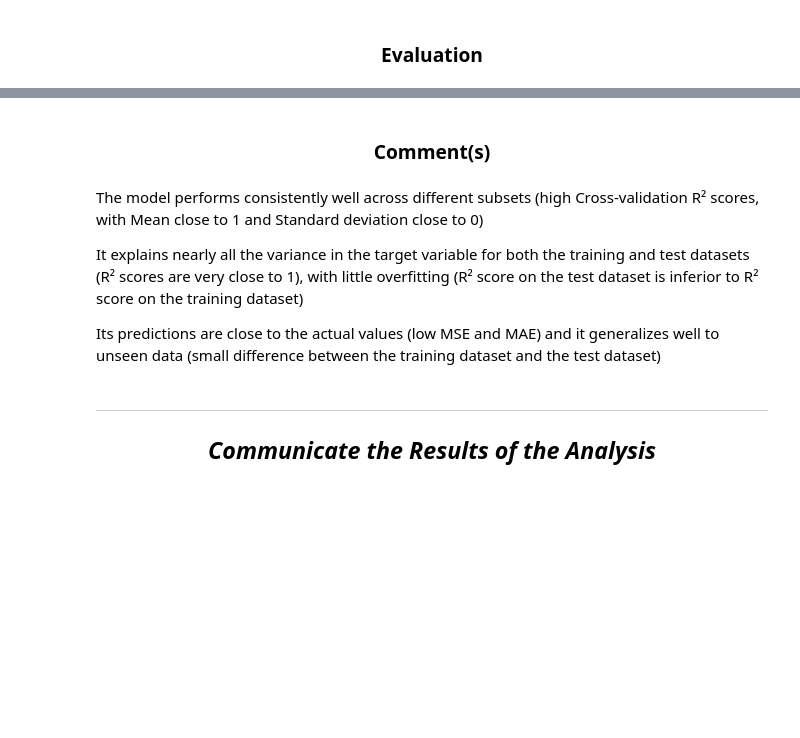
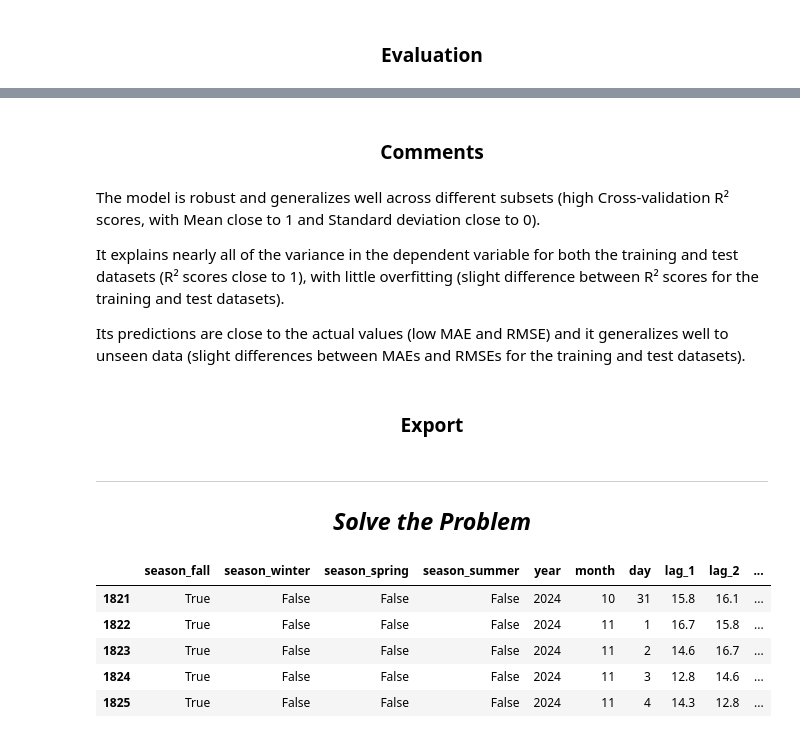
Before and after one commit to williamsaintmartin/weather_predictions_project, a Jupyter notebook: weather_predictions_notebook.ipynb, the cells around one changed output, grey strips where cells are left out. Drawn from its saved outputs; the diff is of its cells as text; code cells hidden in the pictures; blank space fills up the shorter version.

```diff
--- a/weather_predictions_notebook.ipynb
+++ b/weather_predictions_notebook.ipynb
@@ -1331,3 +1465,42 @@ y_test_predictions = weather_model.predict(X_test)
+# %%
+# Define the most relevant independent variables
+X = weather_model_df[
+    [
+        "season_fall",
+        "season_winter",
+        "season_spring",
+        "season_summer",
+        "year",
+        "month",
+        "day"
+    ]
+    +
+    [f"lag_{number}" for number in range(1, 8)]
+]
+
+# Define the dependent variable
+y = weather_model_df["apparent_temperature_mean"]
+
+# Create polynomial features
+polynomial_degree = 2
+polynomial_features = PolynomialFeatures(degree = polynomial_degree)
+
+# Standardize and Transform features
+pipeline = make_pipeline(
+    StandardScaler(),
+    polynomial_features,
+    LinearRegression()
+)
+
+# Split the data
+X_train, X_test, y_train, y_test = train_test_split(X, y, train_size = 0.75, random_state =42)
+
+# Fit the model
+weather_model = pipeline.fit(X_train, y_train)
+
+# Predict mean apparent temperatures
+y_train_predictions = weather_model.predict(X_train)
+y_test_predictions = weather_model.predict(X_test)
 # %% [markdown]
 <h3 style = "text-align: center;">Evaluation</h3>
 # %%
@@ -1396,8 +1570,10 @@ SAMPLE OF APPARENT TEMPERATURES AND PREDICTIONS
 # %% [markdown]
-<h3 style = "text-align: center;">Comment(s)</h3>
+<h3 style = "text-align: center;">Comments</h3>
 # %% [markdown]
-<p>The model performs consistently well across different subsets (high Cross-validation R² scores, with Mean close to 1 and Standard deviation close to 0)</p>
+<p>The model is robust and generalizes well across different subsets (high Cross-validation R² scores, with Mean close to 1 and Standard deviation close to 0).</p>
 
-<p>It explains nearly all the variance in the target variable for both the training and test datasets (R² scores are very close to 1), with little overfitting (R² score on the test dataset is inferior to R² score on the training dataset)</p>
+<p>It explains nearly all of the variance in the dependent variable for both the training and test datasets (R² scores close to 1), with little overfitting (slight difference between R² scores for the training and test datasets).</p>
 
-<p>Its predictions are close to the actual values (low MSE and MAE) and it generalizes well to unseen data (small difference between the training dataset and the test dataset)</p>
+<p>Its predictions are close to the actual values (low MAE and RMSE) and it generalizes well to unseen data (slight differences between MAEs and RMSEs for the training and test datasets).</p>
+# %% [markdown]
+<h3 style = "text-align: center;">Export</h3>
@@ -1404,3 +1584,14 @@ SAMPLE OF APPARENT TEMPERATURES AND PREDICTIONS
 # %% [markdown]
 ---
-<h2 style = "text-align: center;"><em>Communicate the Results of the Analysis</em></h2>
+<h2 style = "text-align: center;"><em>Solve the Problem</em></h2>
+# %%
+# Store the dependent and independent variables in a DataFrame
+results_df = pd.concat([X, y], axis = 1)
+results_df.tail()
+# %% [output]
+|  | season_fall | season_winter | season_spring | season_summer | year | month | day | lag_1 | lag_2 | ... |
+| 1821 | True | False | False | False | 2024 | 10 | 31 | 15.8 | 16.1 | ... |
+| 1822 | True | False | False | False | 2024 | 11 | 1 | 16.7 | 15.8 | ... |
+| 1823 | True | False | False | False | 2024 | 11 | 2 | 14.6 | 16.7 | ... |
+| 1824 | True | False | False | False | 2024 | 11 | 3 | 12.8 | 14.6 | ... |
+| 1825 | True | False | False | False | 2024 | 11 | 4 | 14.3 | 12.8 | ... |
```
Also changed, not shown: parts of 79 cells of this notebook, 2 other files.
